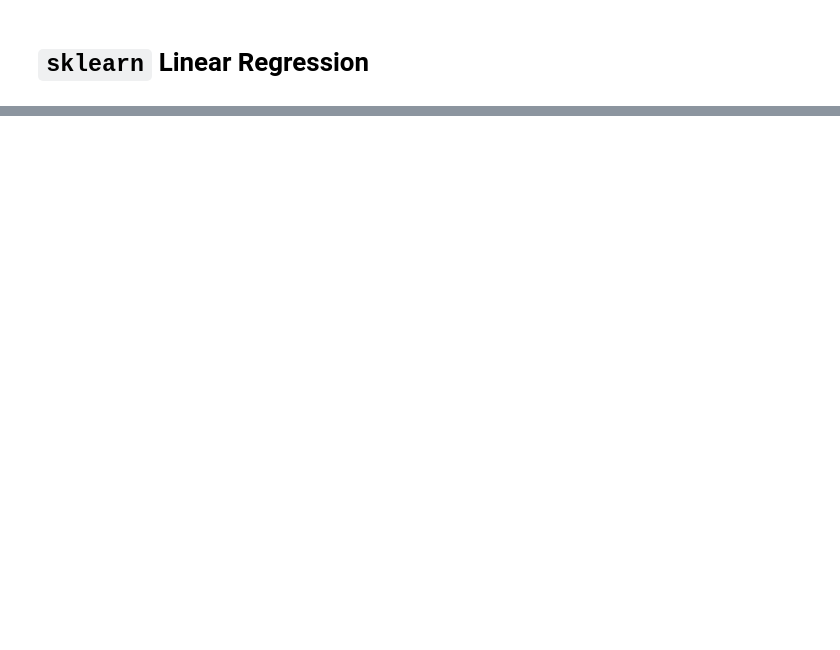
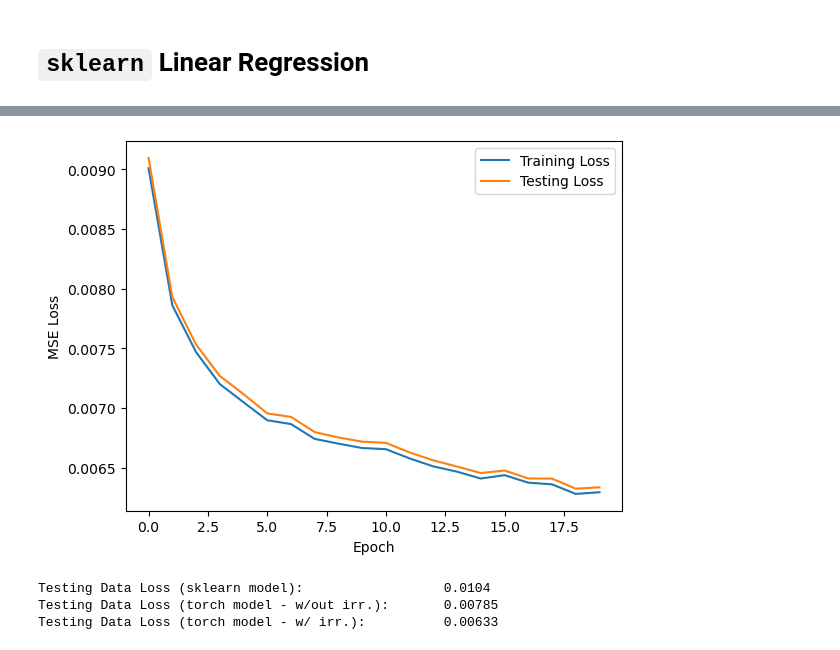
Before and after one commit to andrewdean1/solar-searcher, a Jupyter notebook: Notebooks/Models/LMTrain.ipynb, the cells around one changed output, grey strips where cells are left out. Drawn from its saved outputs; the diff is of its cells as text; code cells hidden in the pictures; blank space fills up the shorter version.

```diff
--- a/Notebooks/Models/LMTrain.ipynb
+++ b/Notebooks/Models/LMTrain.ipynb
@@ -180,0 +210,22 @@ if False:
+# %%
+tr_loss, te_loss = lm2.loss()
+plt.plot(tr_loss, label = 'Training Loss')
+plt.plot(te_loss, label = 'Testing Loss')
+plt.legend()
+plt.xlabel('Epoch')
+plt.ylabel('MSE Loss')
+plt.show()
+# %% [output]
+[figure, added]
+# %%
+device = lm1.device
+best_mse_1 = ((lm1.predict(X_test_no_irr.to(device))[:,0] - y_test_no_irr.to(device))**2).mean()
+device = lm2.device
+best_mse_2 = ((lm2.predict(X_test_irr.to(device))[:,0] - y_test_irr.to(device))**2).mean()
+print(f"Testing Data Loss (sklearn model):                  {round(mse_skl.item(), 5)}")
+print(f"Testing Data Loss (torch model - w/out irr.):       {round(best_mse_1.item(), 5)}")
+print(f"Testing Data Loss (torch model - w/ irr.):          {round(best_mse_2.item(), 5)}")
+# %% [output]
+Testing Data Loss (sklearn model):                  0.0104
+Testing Data Loss (torch model - w/out irr.):       0.00785
+Testing Data Loss (torch model - w/ irr.):          0.00633
```
Also changed, not shown: parts of 11 cells of this notebook, 2 other files.
